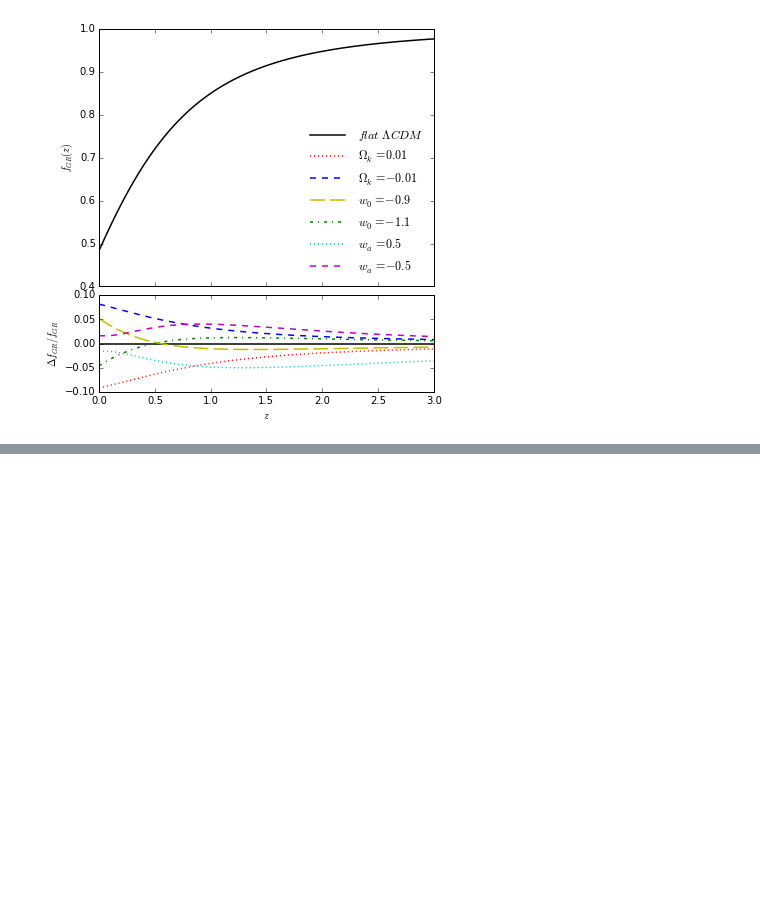
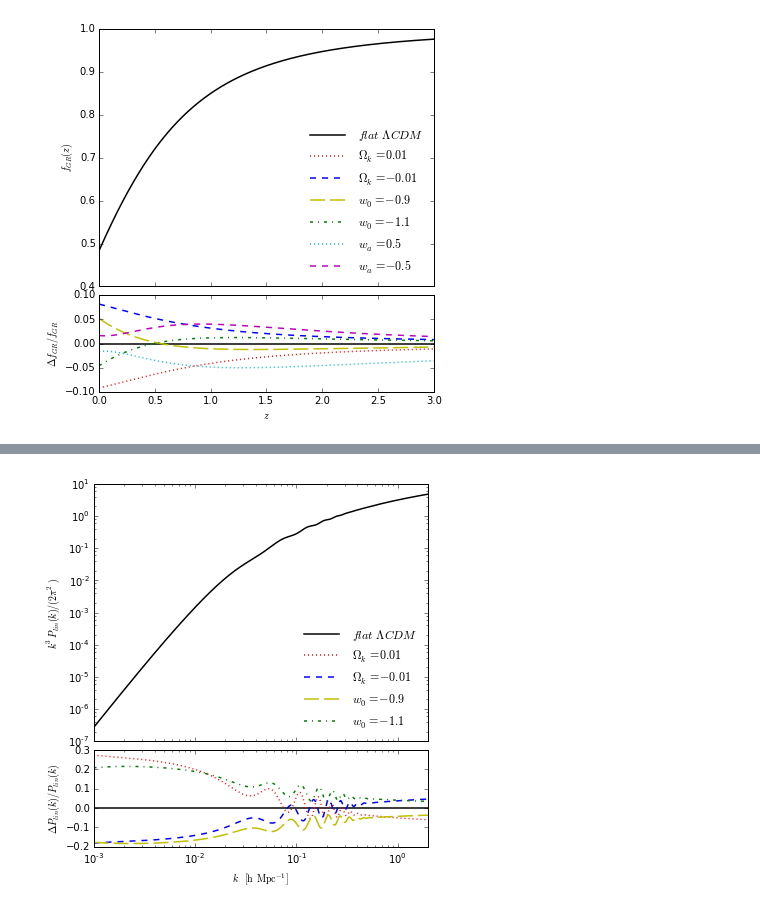
Before and after one commit to kgage/deltaplots, a Jupyter notebook: AstroPlots.ipynb, the cells around one changed output, grey strips where cells are left out. Saved outputs shown, nothing was run; the diff lists cells and outputs as text; code cells hidden in the pictures; blank space fills up the shorter version.

```diff
--- a/AstroPlots.ipynb
+++ b/AstroPlots.ipynb
@@ -268,0 +441,29 @@ plot_comp(t, (1+t) * grow1[:,0] / 10, '$G_{GR}(z)$', '$\Delta G_{GR}/G_{GR}$',
+# %%
+stuff1 = calculate_power(cosmo1, 0.001, 2.0)
+stuffpos = calculate_power(cosmopos, 0.001, 2.0)
+stuffneg = calculate_power(cosmoneg, 0.001, 2.0)
+stuff9 = calculate_power(cosmo9, 0.001, 2.0)
+stuff11 = calculate_power(cosmo11, 0.001, 2.0)
+
+Clstuff1 = calculate_Cl(cosmo1, 2500)
+Clstuffpos = calculate_Cl(cosmopos, 2500)
+Clstuffneg = calculate_Cl(cosmoneg, 2500)
+Clstuff9 = calculate_Cl(cosmo9, 2500)
+Clstuff11 = calculate_Cl(cosmo11, 2500)
+# %%
+k = stuff1['k']
+Pkcoeff = (k ** 3) / (2 * np.pi * np.pi)
+l = Clstuff1['ell']
+Clcoeff = l * (l + 1) / (2 * np.pi)
+CV = ((2.0 * l + 1.0) / 2.0) ** -0.5
+# %%
+plot_comp(k, Pkcoeff * stuff1['Pk'], '$k^3 P_{lin}(k)/(2 \pi^2)$',
+          '$\Delta P_{lin}(k)/P_{lin}(k)$', xlabel = '$k \; [\mathrm{h} \, \mathrm{Mpc^{-1}}]$',
+          comp1=(Pkcoeff * stuffpos['Pk'], '$\Omega_k=0.01$'),
+          comp2=(Pkcoeff * stuffneg['Pk'], '$\Omega_k=-0.01$'),
+          comp3=(Pkcoeff * stuff9['Pk'], '$w_0=-0.9$'),
+          comp4=(Pkcoeff * stuff11['Pk'], '$w_0=-1.1$'),
+          xscale = 'log', yscale = 'log',
+          xlim = [0.001,2])
+# %% [output]
+[figure, added]
```
Also changed, not shown: parts of 32 cells of this notebook.
